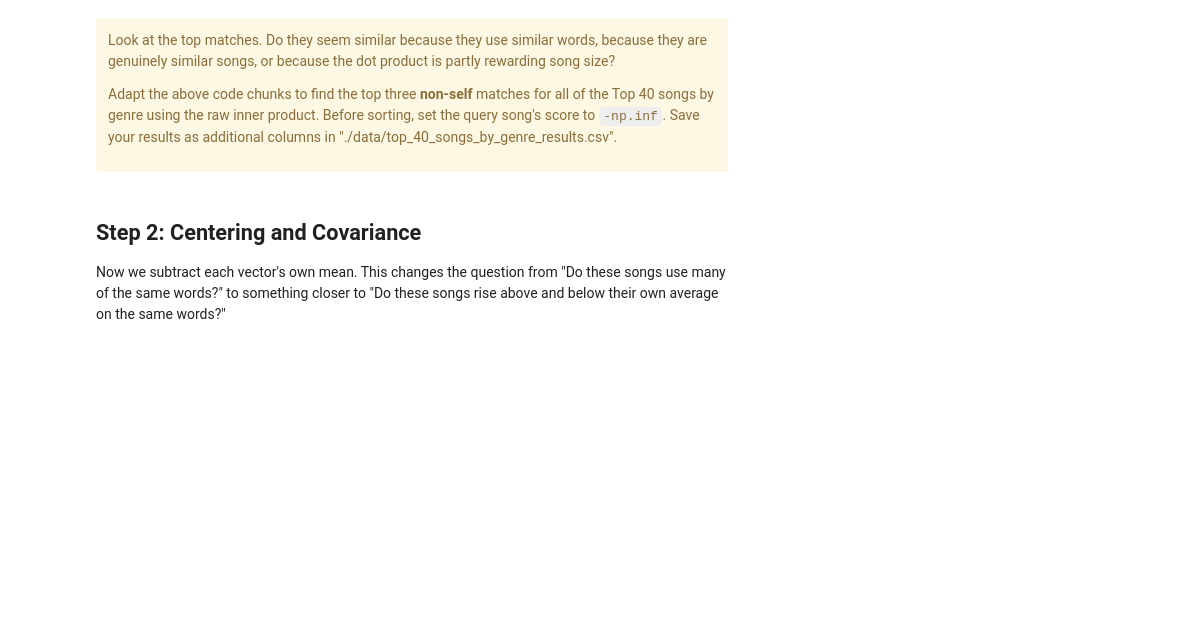
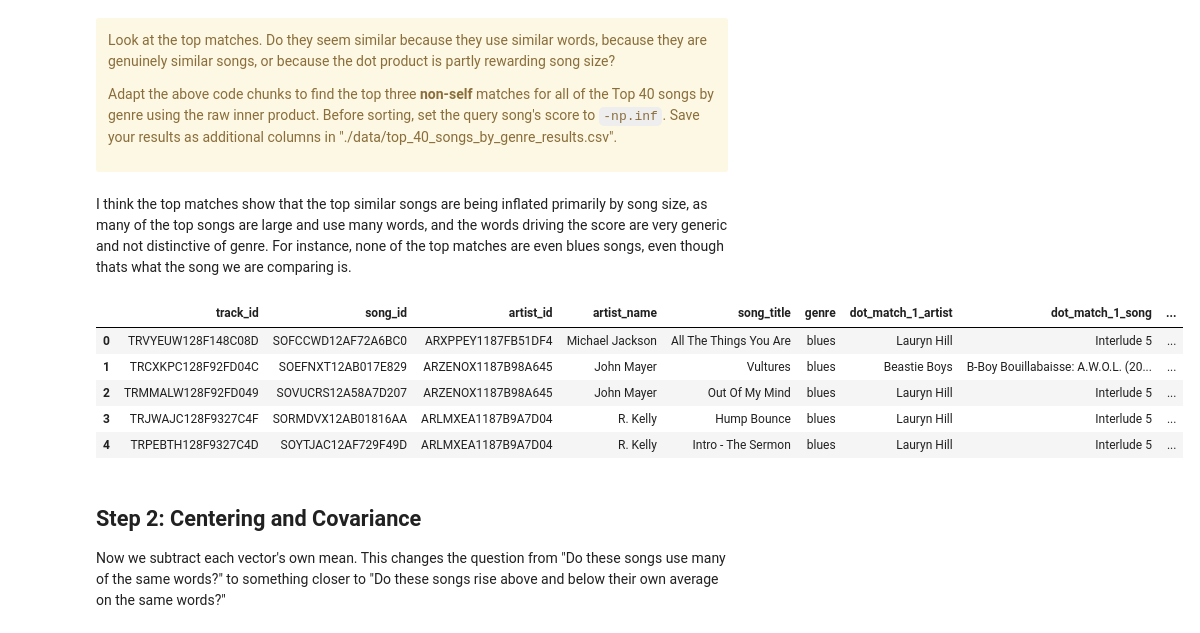
Before and after one commit to AustinB2319/uu_vectors_and_matrices, a Jupyter notebook: Thursday Lab/lab_01.ipynb, the cells around one changed output. Drawn from its saved outputs; the diff is of its cells as text; code cells hidden in the pictures; blank space fills up the shorter version.

```diff
--- a/Thursday Lab/lab_01.ipynb
+++ b/Thursday Lab/lab_01.ipynb
@@ -181,6 +181,41 @@ Look at the top matches. Do they seem similar because they use similar words, be
 Adapt the above code chunks to find the top three **non-self** matches for all of the Top 40 songs by genre using the raw inner product. Before sorting, set the query song's score to `-np.inf`. Save your results as additional columns in "./data/top_40_songs_by_genre_results.csv".
 
 </div>
+# %% [markdown]
+I think the top matches show that the top similar songs are being inflated primarily by song size, as many of the top songs are large and use many words, and the words driving the score are very generic and not distinctive of genre. For instance, none of the top matches are even blues songs, even though thats what the song we are comparing is.
+# %%
+# Find each Top-40 song's row in `songs`/`X` by matching on track_id.
+top40_indices = songs.set_index("track_id").index.get_indexer(top_40["track_id"])
+
+# For each Top-40 song, repeat the single-query dot-product logic from above,
+# excluding the query song itself and then taking the top three matches.
+records = []
+for idx in top40_indices:
+    query = X[idx]
+    dot_scores = X @ query
+    dot_scores[idx] = -np.inf
+
+    top3_idx = np.argsort(dot_scores)[-3:][::-1]
+
+    record = {}
+    for rank, match_idx in enumerate(top3_idx, start=1):
+        match = songs.iloc[match_idx]
+        record[f"dot_match_{rank}_artist"] = match["artist_name"]
+        record[f"dot_match_{rank}_song"] = match["song_title"]
+        record[f"dot_match_{rank}_genre"] = match["genre"]
+        record[f"dot_match_{rank}_score"] = dot_scores[match_idx]
+    records.append(record)
+
+dot_top40_results = pd.concat([top_40.reset_index(drop=True), pd.DataFrame(records)], axis=1)
+dot_top40_results.to_csv("./data/top_40_songs_by_genre_results.csv", index=False)
+dot_top40_results.head()
+# %% [output]
+|  | track_id | song_id | artist_id | artist_name | song_title | genre | dot_match_1_artist | dot_match_1_song | ... |
+| 0 | TRVYEUW128F148C08D | SOFCCWD12AF72A6BC0 | ARXPPEY1187FB51DF4 | Michael Jackson | All The Things You Are | blues | Lauryn Hill | Interlude 5 | ... |
+| 1 | TRCXKPC128F92FD04C | SOEFNXT12AB017E829 | ARZENOX1187B98A645 | John Mayer | Vultures | blues | Beastie Boys | B-Boy Bouillabaisse: A.W.O.L. (20... | ... |
+| 2 | TRMMALW128F92FD049 | SOVUCRS12A58A7D207 | ARZENOX1187B98A645 | John Mayer | Out Of My Mind | blues | Lauryn Hill | Interlude 5 | ... |
+| 3 | TRJWAJC128F9327C4F | SORMDVX12AB01816AA | ARLMXEA1187B9A7D04 | R. Kelly | Hump Bounce | blues | Lauryn Hill | Interlude 5 | ... |
+| 4 | TRPEBTH128F9327C4D | SOYTJAC12AF729F49D | ARLMXEA1187B9A7D04 | R. Kelly | Intro - The Sermon | blues | Lauryn Hill | Interlude 5 | ... |
 # %% [markdown]
 ## Step 2: Centering and Covariance
 
```
Also changed, not shown: parts of 21 cells of this notebook, 2 other files.
